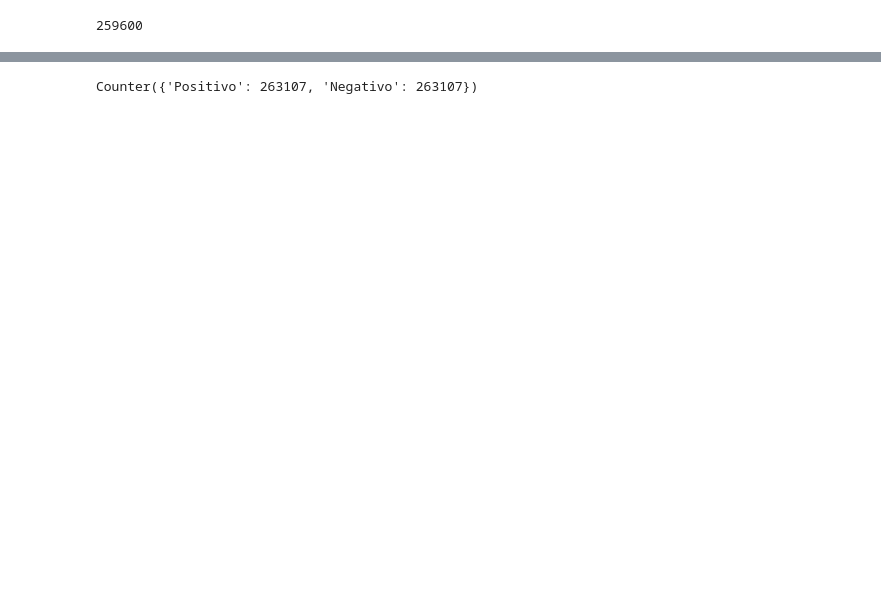
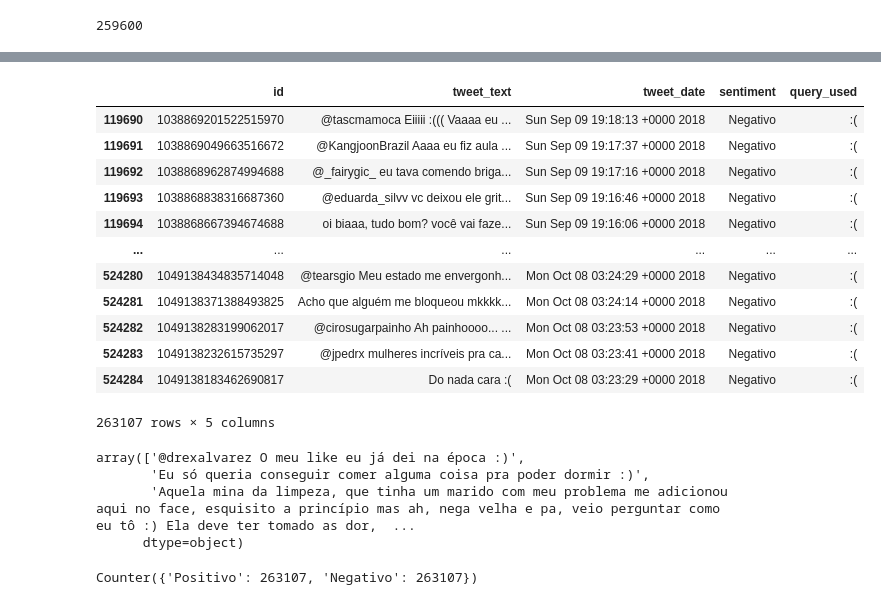
Before and after one commit to BruBel/Tweet-Sentiment-Analysis, a Jupyter notebook: docs-notebooks/Training model.ipynb, the cells around one changed output, grey strips where cells are left out. Cells and saved outputs as stored; diff of their text form; code cells hidden in the pictures; blank space fills up the shorter version.

```diff
--- a/docs-notebooks/Training model.ipynb
+++ b/docs-notebooks/Training model.ipynb
@@ -85,3 +87,26 @@ df_final.head()
+# %%
+df_final[df_final['sentiment'] == 'Negativo']
+# %% [output]
+|  | id | tweet_text | tweet_date | sentiment | query_used |
+| 119690 | 1038869201522515970 | @tascmamoca Eiiiii :((( Vaaaa eu ... | Sun Sep 09 19:18:13 +0000 2018 | Negativo | :( |
+| 119691 | 1038869049663516672 | @KangjoonBrazil Aaaa eu fiz aula ... | Sun Sep 09 19:17:37 +0000 2018 | Negativo | :( |
+| 119692 | 1038868962874994688 | @_fairygic_ eu tava comendo briga... | Sun Sep 09 19:17:16 +0000 2018 | Negativo | :( |
+| 119693 | 1038868838316687360 | @eduarda_silvv vc deixou ele grit... | Sun Sep 09 19:16:46 +0000 2018 | Negativo | :( |
+| 119694 | 1038868667394674688 | oi biaaa, tudo bom? você vai faze... | Sun Sep 09 19:16:06 +0000 2018 | Negativo | :( |
+| ... | ... | ... | ... | ... | ... |
+| 524280 | 1049138434835714048 | @tearsgio Meu estado me envergonh... | Mon Oct 08 03:24:29 +0000 2018 | Negativo | :( |
+| 524281 | 1049138371388493825 | Acho que alguém me bloqueou mkkkk... | Mon Oct 08 03:24:14 +0000 2018 | Negativo | :( |
+| 524282 | 1049138283199062017 | @cirosugarpainho Ah painhoooo... ... | Mon Oct 08 03:23:53 +0000 2018 | Negativo | :( |
+| 524283 | 1049138232615735297 | @jpedrx mulheres incríveis pra ca... | Mon Oct 08 03:23:41 +0000 2018 | Negativo | :( |
+| 524284 | 1049138183462690817 | Do nada cara :( | Mon Oct 08 03:23:29 +0000 2018 | Negativo | :( |
+263107 rows × 5 columns
+# %%
+df_final['tweet_text'].values[[1,2,7]]
+# %% [output]
+array(['@drexalvarez O meu like eu já dei na época :)',
+       'Eu só queria conseguir comer alguma coisa pra poder dormir :)',
+       'Aquela mina da limpeza, que tinha um marido com meu problema me adicionou aqui no face, esquisito a princípio mas ah, nega velha e pa, veio perguntar como eu tô :) Ela deve ter tomado as dor,  ...
+      dtype=object)
 # %%
 Counter(df_final['sentiment'])
 # %% [output]
```
Also changed, not shown: parts of 15 cells of this notebook, 5 other files.
